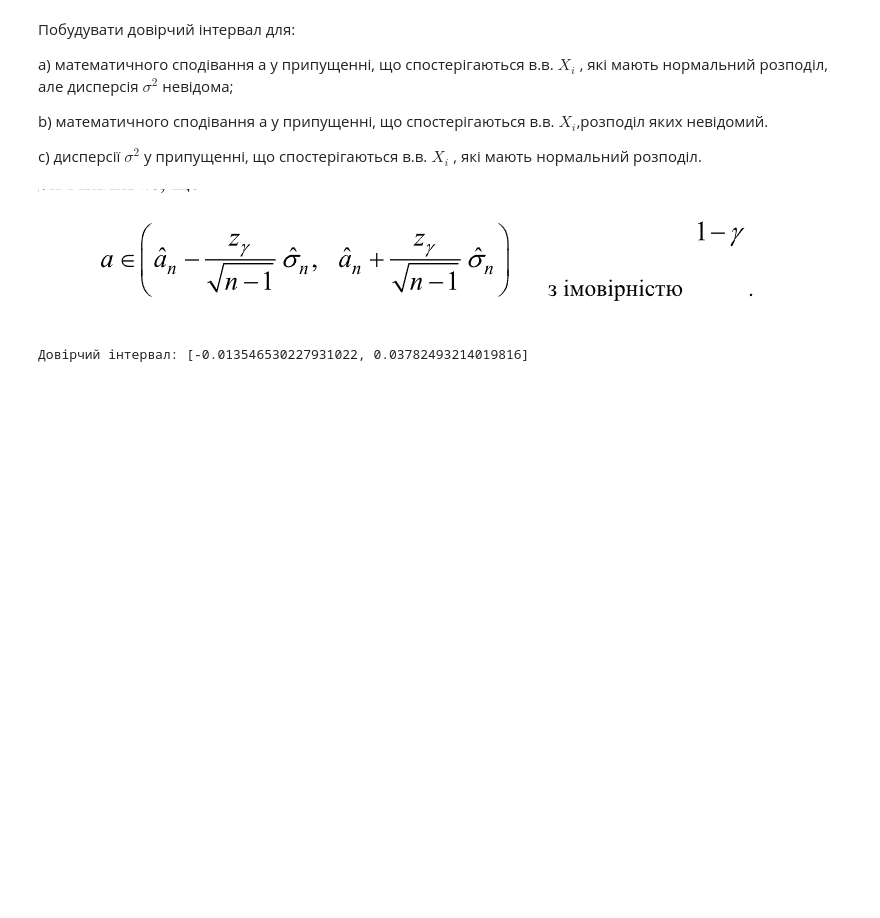
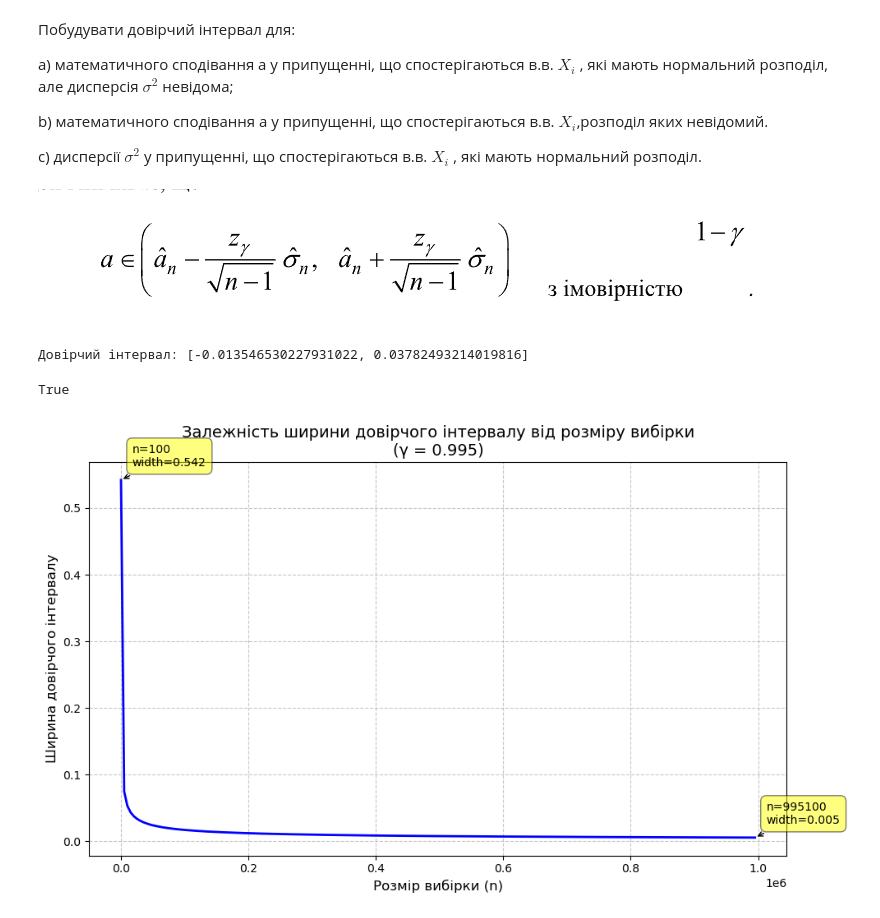
Before and after one commit to art1k20/appl_stats, a Jupyter notebook: lab1/conf_int.ipynb, the cells around one changed output. Cells and saved outputs as stored; diff of their text form; code cells hidden in the pictures; blank space fills up the shorter version.

```diff
--- a/lab1/conf_int.ipynb
+++ b/lab1/conf_int.ipynb
@@ -28,3 +28,47 @@ upper_bound = mean + margin_of_error
 print(f"Довірчий інтервал: [{lower_bound}, {upper_bound}]")
 # %% [output]
 Довірчий інтервал: [-0.013546530227931022, 0.03782493214019816]
+# %%
+2+2==4
+# %% [output]
+True
+# %%
+import numpy as np
+import matplotlib.pyplot as plt
+from scipy import stats
+
+interval_widths = []
+gamma = 0.995
+n_values = np.arange(100, 1000000, 5000)
+for n in n_values:
+    sample = norm_dist[:n]
+    mean = np.mean(sample)
+    std_dev = np.std(sample, ddof=1)
+    t_critical = stats.t.ppf(gamma, n-1)
+    margin_of_error = t_critical * (std_dev / np.sqrt(n))
+    interval_width = 2 * margin_of_error  # Повна ширина інтервалу
+    interval_widths.append(interval_width)
+
+# Створення графіку
+plt.figure(figsize=(10, 6))
+plt.plot(n_values, interval_widths, 'b-', linewidth=2)
+plt.grid(True, linestyle='--', alpha=0.7)
+plt.xlabel('Розмір вибірки (n)', fontsize=12)
+plt.ylabel('Ширина довірчого інтервалу', fontsize=12)
+plt.title(f'Залежність ширини довірчого інтервалу від розміру вибірки\n(γ = {gamma})', fontsize=14)
+
+# Додавання текстових пояснень для деяких точок
+for n, width in zip([n_values[0], n_values[-1]], [interval_widths[0], interval_widths[-1]]):
+    plt.annotate(f'n={n}\nwidth={width:.3f}',
+                xy=(n, width),
+                xytext=(10, 10),
+                textcoords='offset points',
+                ha='left',
+                va='bottom',
+                bbox=dict(boxstyle='round,pad=0.5', fc='yellow', alpha=0.5),
+                arrowprops=dict(arrowstyle='->', connectionstyle='arc3,rad=0'))
+
+plt.tight_layout()
+plt.show()
+# %% [output]
+[figure, added]
```
